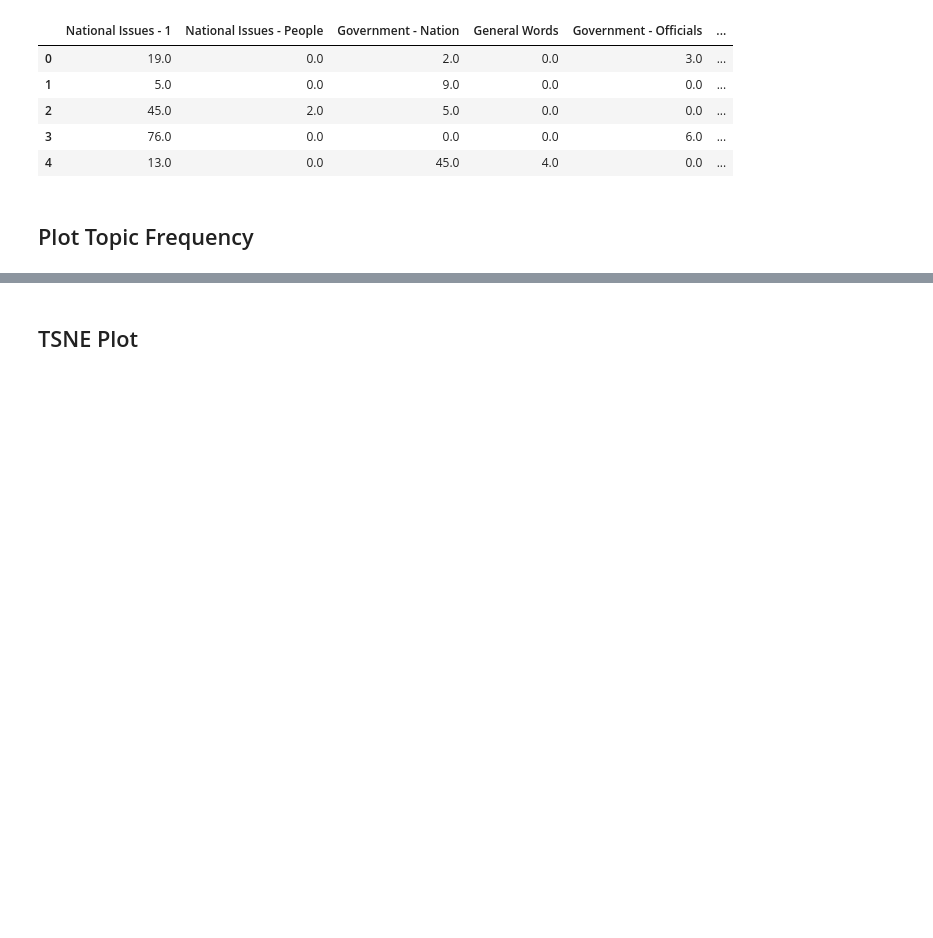
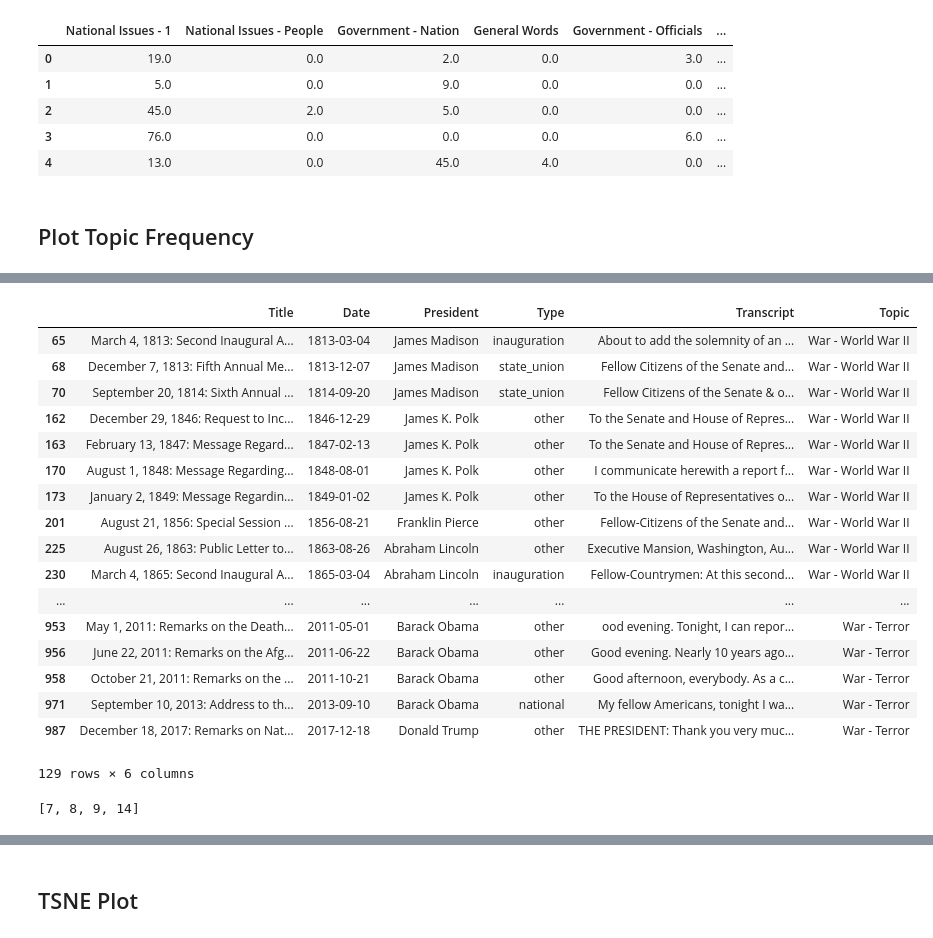
Before and after one commit to kevscon/Project-4, a Jupyter notebook: topic_modeling.ipynb, the cells around one changed output, grey strips where cells are left out. Saved outputs shown, nothing was run; the diff lists cells and outputs as text; code cells hidden in the pictures; blank space fills up the shorter version.

```diff
--- a/topic_modeling.ipynb
+++ b/topic_modeling.ipynb
@@ -179,3 +206,9 @@ num_docs = len(topic_df)
 num_tops = topic_df.shape[1]
 # %% [markdown]
 ## Plot Topic Frequency
+# %%
+# array of top topic # per document
+top_topics = np.argmax(topic_array, axis=1)
+# %%
+top_topic_df = transcripts.copy()
+top_topic_df['Topic'] = np.vectorize(topic_dict.get)(top_topics)
@@ -181,0 +224,21 @@ num_tops = topic_df.shape[1]
+# %%
+top_topic_df[top_topic_df['Topic'].str.startswith('War')]
+# %% [output]
+|  | Title | Date | President | Type | Transcript | Topic |
+| 65 | March 4, 1813: Second Inaugural A... | 1813-03-04 | James Madison | inauguration | About to add the solemnity of an ... | War - World War II |
+| 68 | December 7, 1813: Fifth Annual Me... | 1813-12-07 | James Madison | state_union | Fellow Citizens of the Senate and... | War - World War II |
+| 70 | September 20, 1814: Sixth Annual ... | 1814-09-20 | James Madison | state_union | Fellow Citizens of the Senate & o... | War - World War II |
+| 162 | December 29, 1846: Request to Inc... | 1846-12-29 | James K. Polk | other | To the Senate and House of Repres... | War - World War II |
+| 163 | February 13, 1847: Message Regard... | 1847-02-13 | James K. Polk | other | To the Senate and House of Repres... | War - World War II |
+| 170 | August 1, 1848: Message Regarding... | 1848-08-01 | James K. Polk | other | I communicate herewith a report f... | War - World War II |
+| 173 | January 2, 1849: Message Regardin... | 1849-01-02 | James K. Polk | other | To the House of Representatives o... | War - World War II |
+| 201 | August 21, 1856: Special Session ... | 1856-08-21 | Franklin Pierce | other | Fellow-Citizens of the Senate and... | War - World War II |
+| 225 | August 26, 1863: Public Letter to... | 1863-08-26 | Abraham Lincoln | other | Executive Mansion, Washington, Au... | War - World War II |
+| 230 | March 4, 1865: Second Inaugural A... | 1865-03-04 | Abraham Lincoln | inauguration | Fellow-Countrymen: At this second... | War - World War II |
+| ... | ... | ... | ... | ... | ... | ... |
+| 953 | May 1, 2011: Remarks on the Death... | 2011-05-01 | Barack Obama | other | ood evening. Tonight, I can repor... | War - Terror |
+| 956 | June 22, 2011: Remarks on the Afg... | 2011-06-22 | Barack Obama | other | Good evening. Nearly 10 years ago... | War - Terror |
+| 958 | October 21, 2011: Remarks on the ... | 2011-10-21 | Barack Obama | other | Good afternoon, everybody. As a c... | War - Terror |
+| 971 | September 10, 2013: Address to th... | 2013-09-10 | Barack Obama | national | My fellow Americans, tonight I wa... | War - Terror |
+| 987 | December 18, 2017: Remarks on Nat... | 2017-12-18 | Donald Trump | other | THE PRESIDENT: Thank you very muc... | War - Terror |
+129 rows × 6 columns
@@ -182,3 +248,8 @@ num_tops = topic_df.shape[1]
+# %%
+# list indicies for string
+[i for i, s in enumerate(topic_dict.values()) if 'War' in s]
+# %% [output]
+[7, 8, 9, 14]
 # %%
 # topic colors
 war_tops = [7, 8, 9, 14]
```
Also changed, not shown: parts of 24 cells of this notebook, 1 other file.
